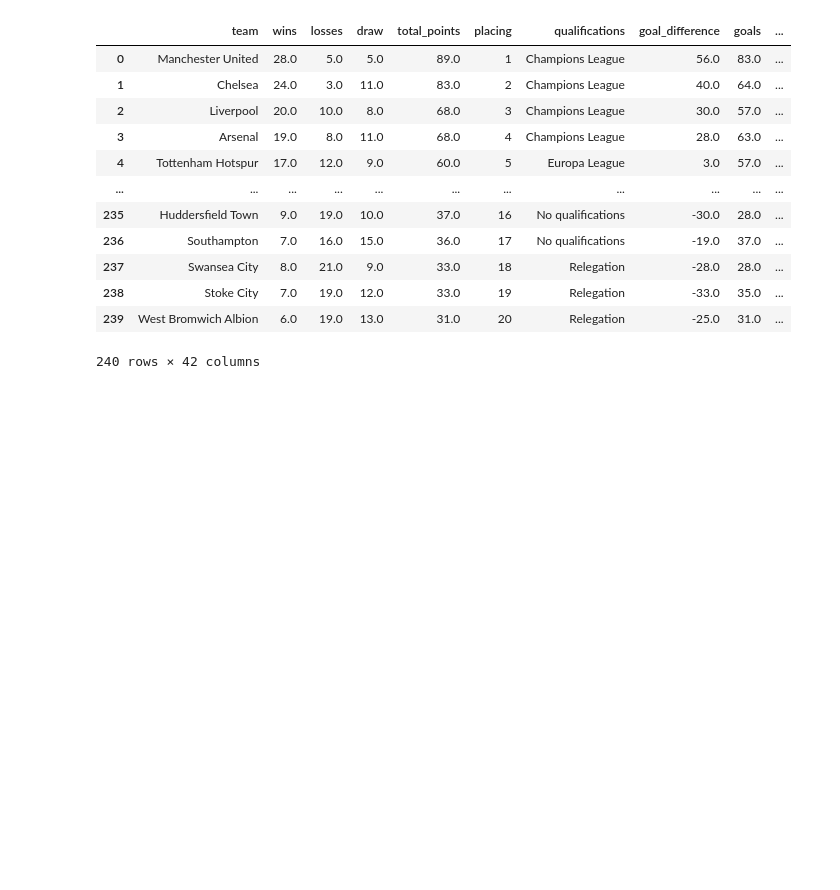
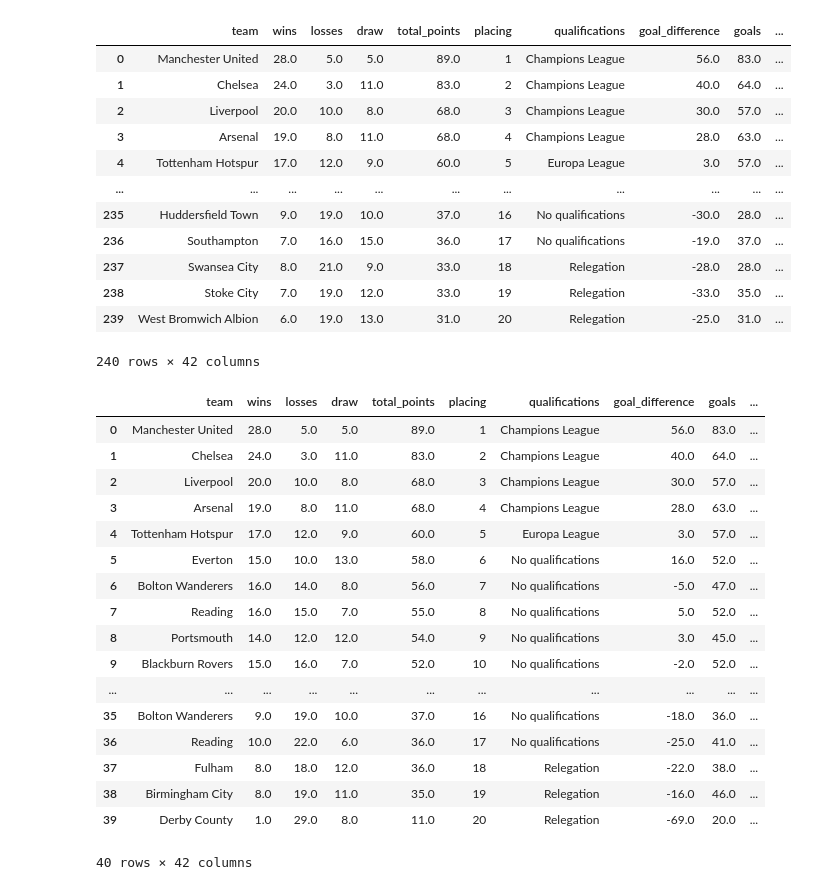
Before and after one commit to JacksonSeowJX/SC1015, a Jupyter notebook: Sc1015 Mini-Project.ipynb, the cells around one changed output. Cells and saved outputs as stored; diff of their text form; code cells hidden in the pictures; blank space fills up the shorter version.

```diff
--- a/Sc1015 Mini-Project.ipynb
+++ b/Sc1015 Mini-Project.ipynb
@@ -831,4 +831,23 @@ statsDataFrame
 | 239 | West Bromwich Albion | 6.0 | 19.0 | 13.0 | 31.0 | 20 | Relegation | -25.0 | 31.0 | ... |
 240 rows × 42 columns
 # %%
-statsDataFrame.to_csv('your_filename.csv', index=False)
+statsDataFrame.head(40)
+# %% [output]
+|  | team | wins | losses | draw | total_points | placing | qualifications | goal_difference | goals | ... |
+| 0 | Manchester United | 28.0 | 5.0 | 5.0 | 89.0 | 1 | Champions League | 56.0 | 83.0 | ... |
+| 1 | Chelsea | 24.0 | 3.0 | 11.0 | 83.0 | 2 | Champions League | 40.0 | 64.0 | ... |
+| 2 | Liverpool | 20.0 | 10.0 | 8.0 | 68.0 | 3 | Champions League | 30.0 | 57.0 | ... |
+| 3 | Arsenal | 19.0 | 8.0 | 11.0 | 68.0 | 4 | Champions League | 28.0 | 63.0 | ... |
+| 4 | Tottenham Hotspur | 17.0 | 12.0 | 9.0 | 60.0 | 5 | Europa League | 3.0 | 57.0 | ... |
+| 5 | Everton | 15.0 | 10.0 | 13.0 | 58.0 | 6 | No qualifications | 16.0 | 52.0 | ... |
+| 6 | Bolton Wanderers | 16.0 | 14.0 | 8.0 | 56.0 | 7 | No qualifications | -5.0 | 47.0 | ... |
+| 7 | Reading | 16.0 | 15.0 | 7.0 | 55.0 | 8 | No qualifications | 5.0 | 52.0 | ... |
+| 8 | Portsmouth | 14.0 | 12.0 | 12.0 | 54.0 | 9 | No qualifications | 3.0 | 45.0 | ... |
+| 9 | Blackburn Rovers | 15.0 | 16.0 | 7.0 | 52.0 | 10 | No qualifications | -2.0 | 52.0 | ... |
+| ... | ... | ... | ... | ... | ... | ... | ... | ... | ... | ... |
+| 35 | Bolton Wanderers | 9.0 | 19.0 | 10.0 | 37.0 | 16 | No qualifications | -18.0 | 36.0 | ... |
+| 36 | Reading | 10.0 | 22.0 | 6.0 | 36.0 | 17 | No qualifications | -25.0 | 41.0 | ... |
+| 37 | Fulham | 8.0 | 18.0 | 12.0 | 36.0 | 18 | Relegation | -22.0 | 38.0 | ... |
+| 38 | Birmingham City | 8.0 | 19.0 | 11.0 | 35.0 | 19 | Relegation | -16.0 | 46.0 | ... |
+| 39 | Derby County | 1.0 | 29.0 | 8.0 | 11.0 | 20 | Relegation | -69.0 | 20.0 | ... |
+40 rows × 42 columns
```
Also changed, not shown: parts of 2 cells of this notebook.
